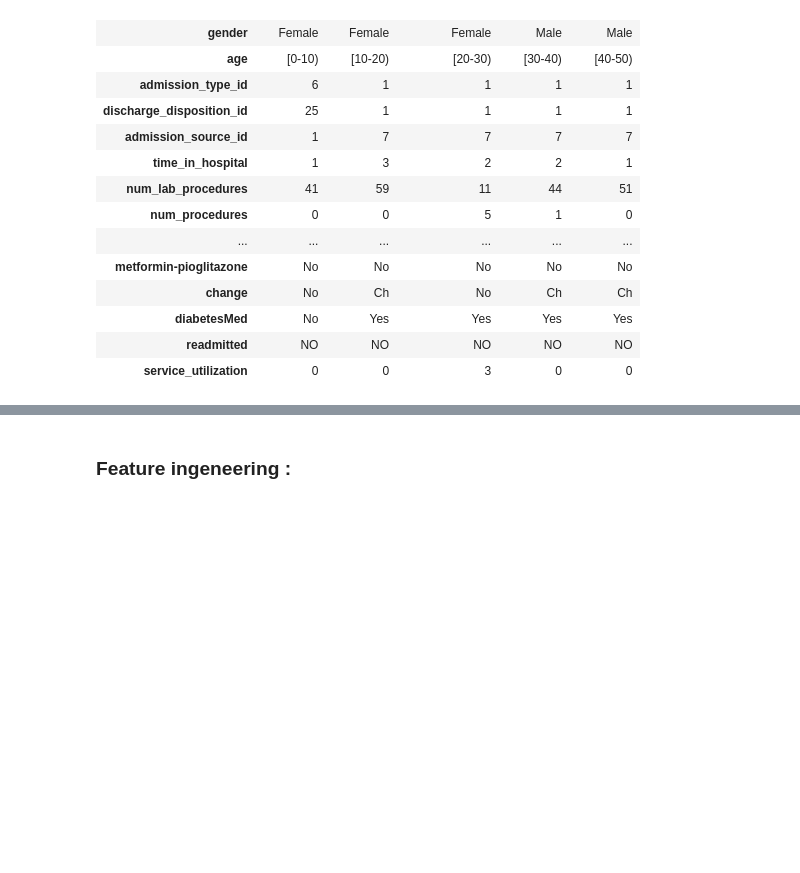
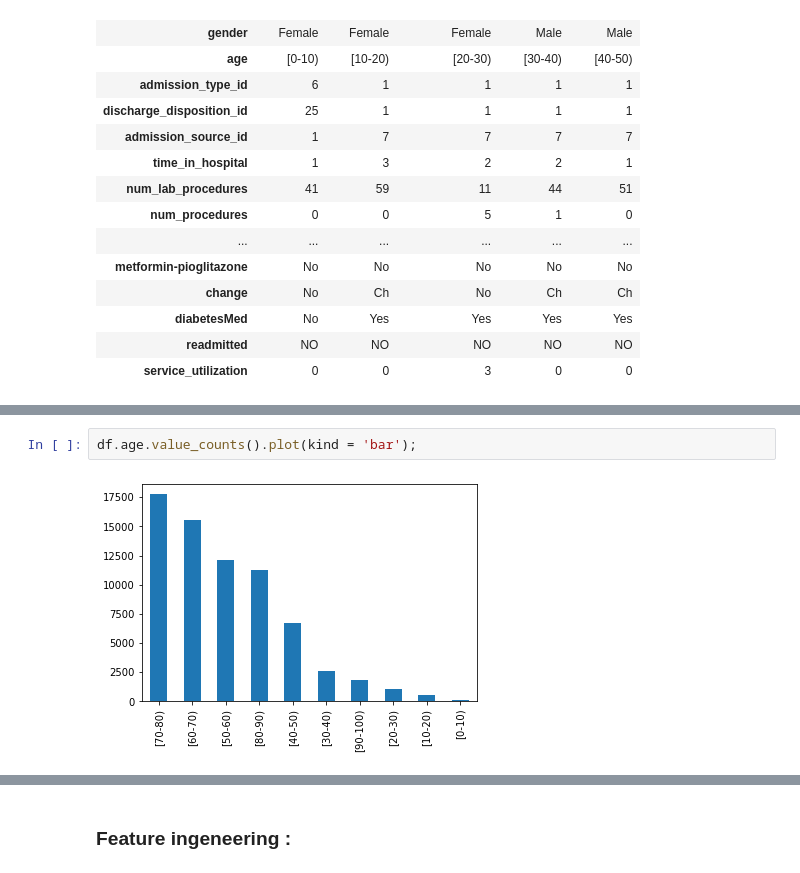
Before and after one commit to minji-km/Diabetes-130-US-hospitals-for-years-1999-2008, a Jupyter notebook: Final project Version Finale.ipynb, the cells around one changed output, grey strips where cells are left out. Drawn from its saved outputs; the diff is of its cells as text; blank space fills up the shorter version.

```diff
--- a/Final project Version Finale.ipynb
+++ b/Final project Version Finale.ipynb
@@ -173,0 +198,4 @@ df.head().T
+# %%
+df.age.value_counts().plot(kind = 'bar');
+# %% [output]
+[figure, added]
```
Also changed, not shown: parts of 12 cells of this notebook.
